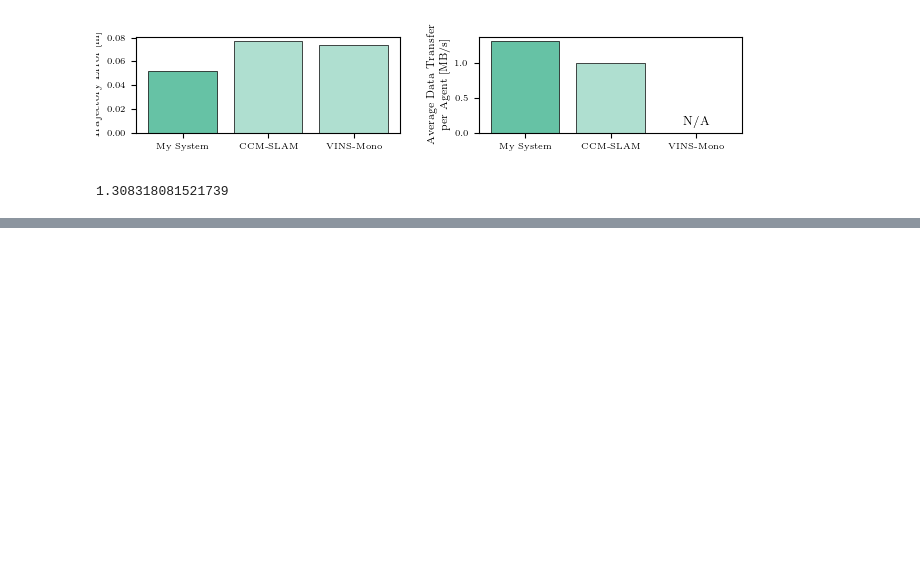
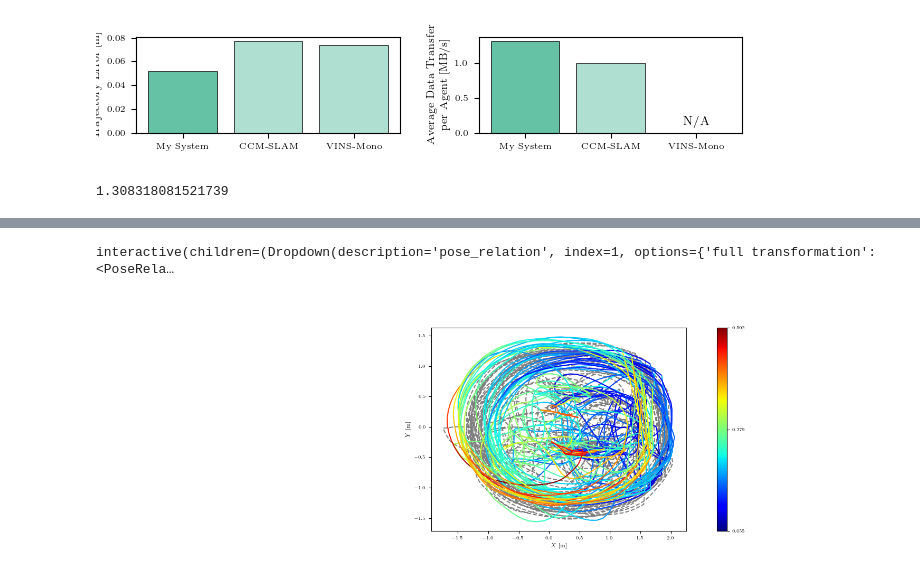
Before and after one commit to proroklab/DVM-SLAM, a Jupyter notebook: src/evaluation/evaluation.ipynb, the cells around one changed output, grey strips where cells are left out. Drawn from its saved outputs; the diff is of its cells as text; code cells hidden in the pictures; blank space fills up the shorter version.

```diff
--- a/src/evaluation/evaluation.ipynb
+++ b/src/evaluation/evaluation.ipynb
@@ -934,0 +1006,4 @@ np.median(bags_bandwidth)
+# %%
+from evo.core import sync
+
+traj_ref, traj_est = sync.associate_trajectories(traj_ref, traj_est)
@@ -934,0 +1022,29 @@ np.median(bags_bandwidth)
+# %%
+import evo.main_ape as main_ape
+import evo.common_ape_rpe as common
+
+count = 0
+results = []
+
+def callback_ape(pose_relation, align, correct_scale, plot_mode, show_plot):
+    global results, count
+    est_name="APE Test #{}".format(count)
+
+    result = main_ape.ape(traj_ref, traj_est, est_name=est_name,
+                          pose_relation=pose_relation, align=align, correct_scale=correct_scale)
+    count += 1
+    results.append(result)
+
+    if show_plot:
+        fig = plt.figure()
+        ax = plot.prepare_axis(fig, plot_mode)
+        plot.traj(ax, plot_mode, traj_ref, style="--", alpha=0.5)
+        plot.traj_colormap(
+            ax, result.trajectories[est_name], result.np_arrays["error_array"], plot_mode,
+            min_map=result.stats["min"], max_map=result.stats["max"])
+
+_ = ipywidgets.interact_manual(callback_ape, pose_relation=pose_relation_selector, plot_mode=plotmode_selector,
+                               **{c.description: c.value for c in check_boxes_ape})
+# %% [output]
+interactive(children=(Dropdown(description='pose_relation', index=1, options={'full transformation': <PoseRela…
+[figure, added]
```
Also changed, not shown: parts of 13 cells of this notebook, 2 other files.
